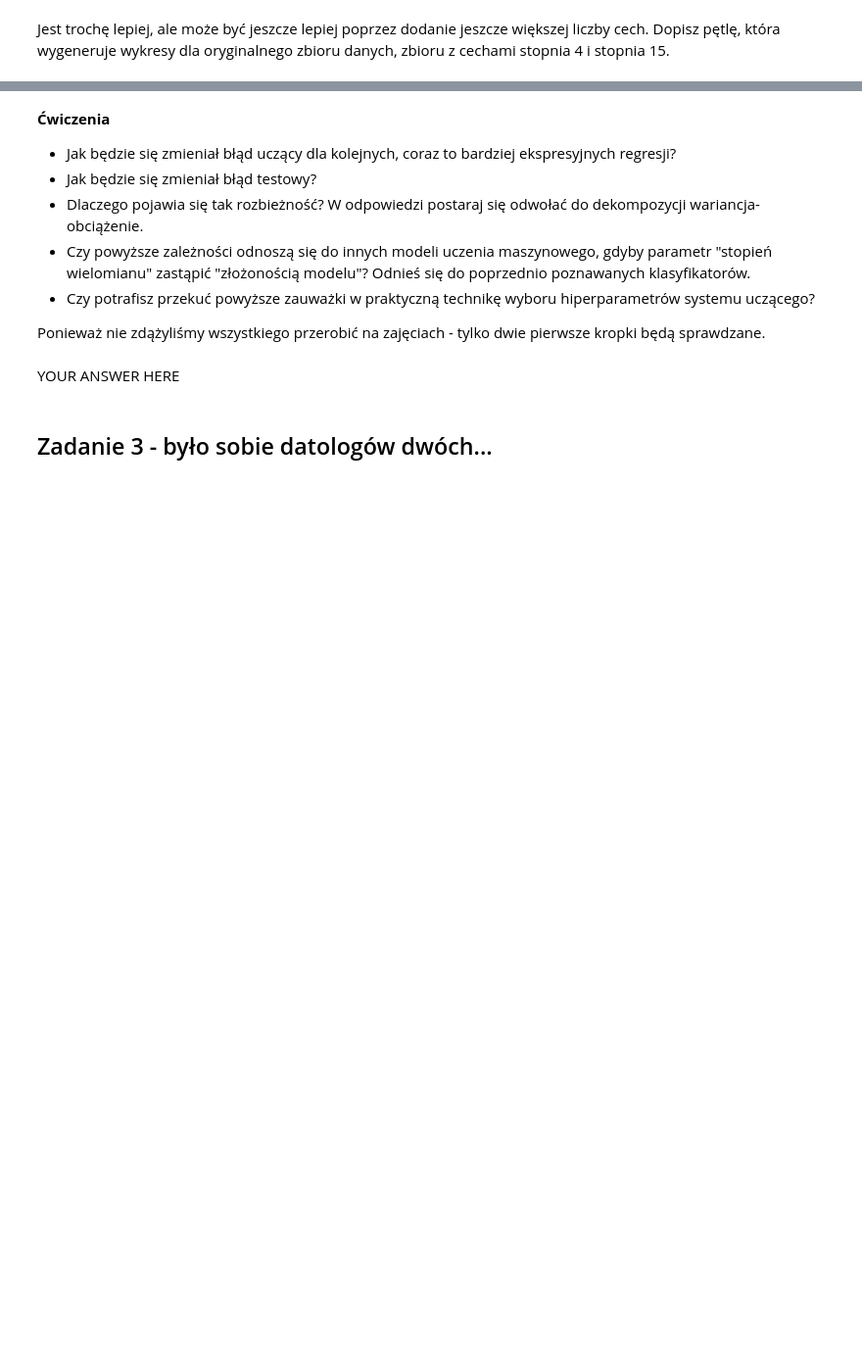
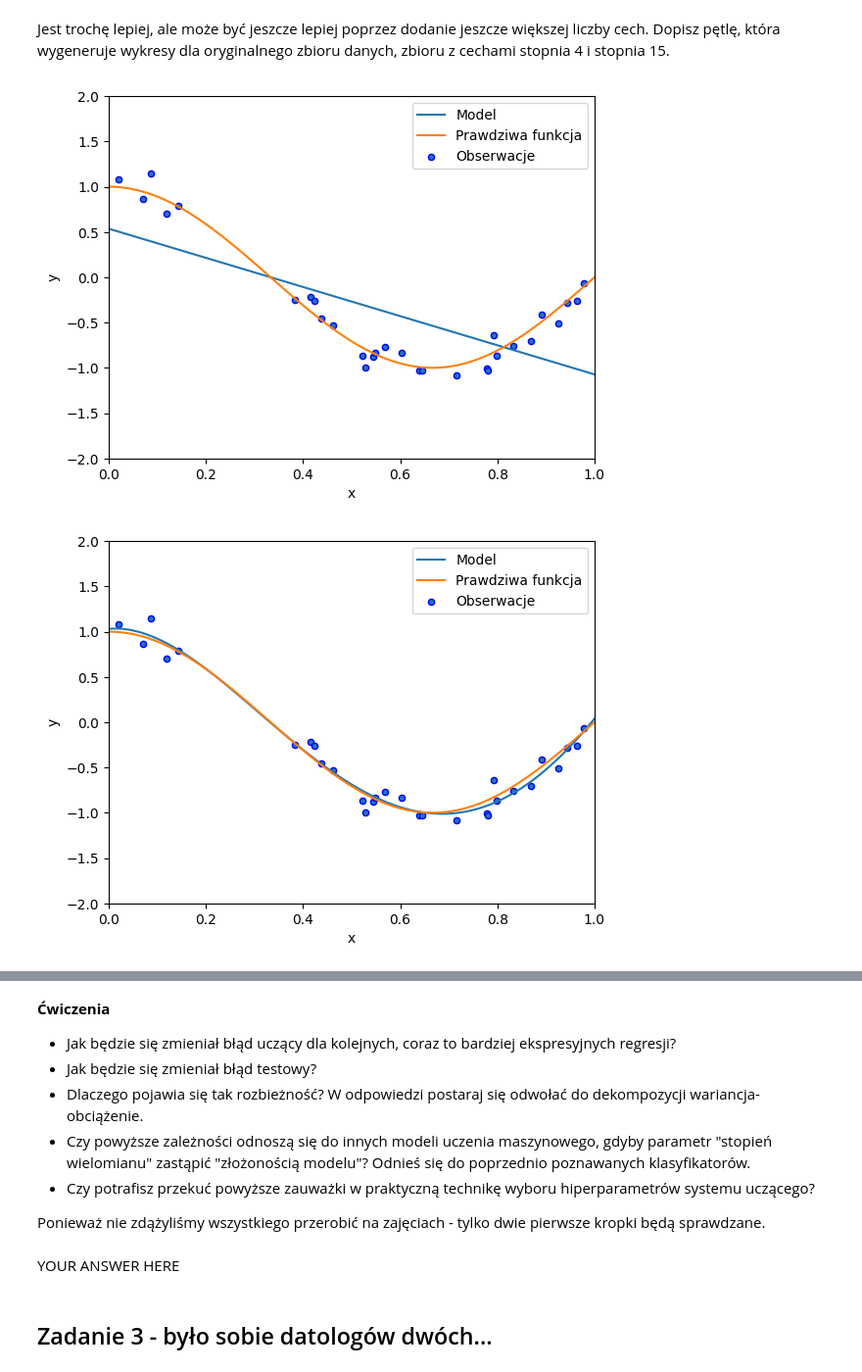
Before and after one commit to marcol13/SUS, a Jupyter notebook: overfit/overfitting.ipynb, the cells around one changed output, grey strips where cells are left out. Shown at 98% size. Saved outputs shown, nothing was run; the diff lists cells and outputs as text; code cells hidden in the pictures; blank space fills up the shorter version.

```diff
--- a/overfit/overfitting.ipynb
+++ b/overfit/overfitting.ipynb
@@ -178,0 +208,11 @@ raise NotImplementedError()
+# %%
+X, y =get_data()
+for i in [1, 4, 15]:
+    pipeline = Pipeline([("PolynomialFeatures", PolynomialFeatures(degree=i, include_bias=False)), ("LinearRegression", LinearRegression())])
+    reg = pipeline.fit(X, y)
+
+    plot_poly(X, y, reg)
+    plt.show()
+# %% [output]
+[figure, added]
+[figure, added]
```
Also changed, not shown: parts of 12 cells of this notebook, 1 other file.
